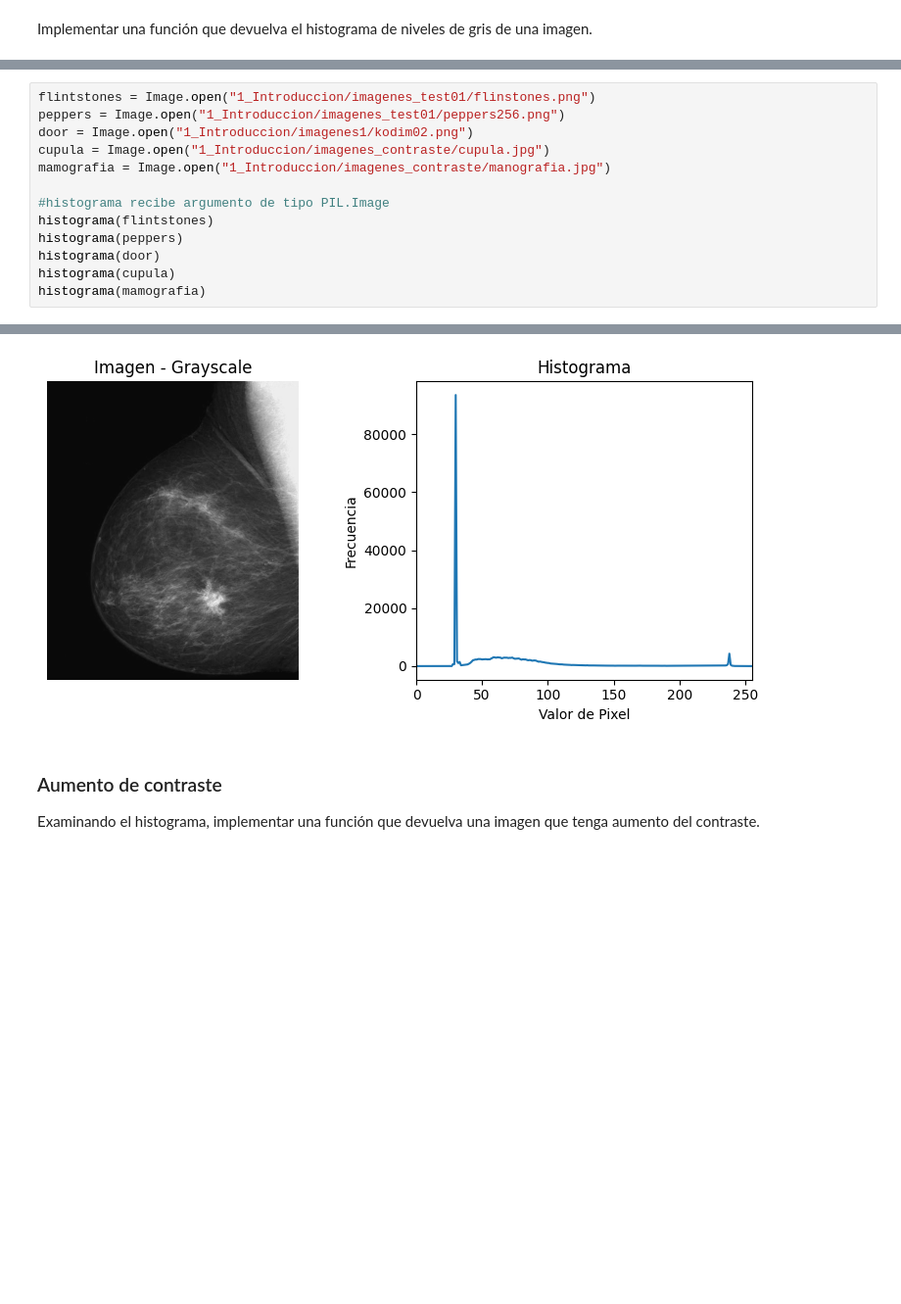
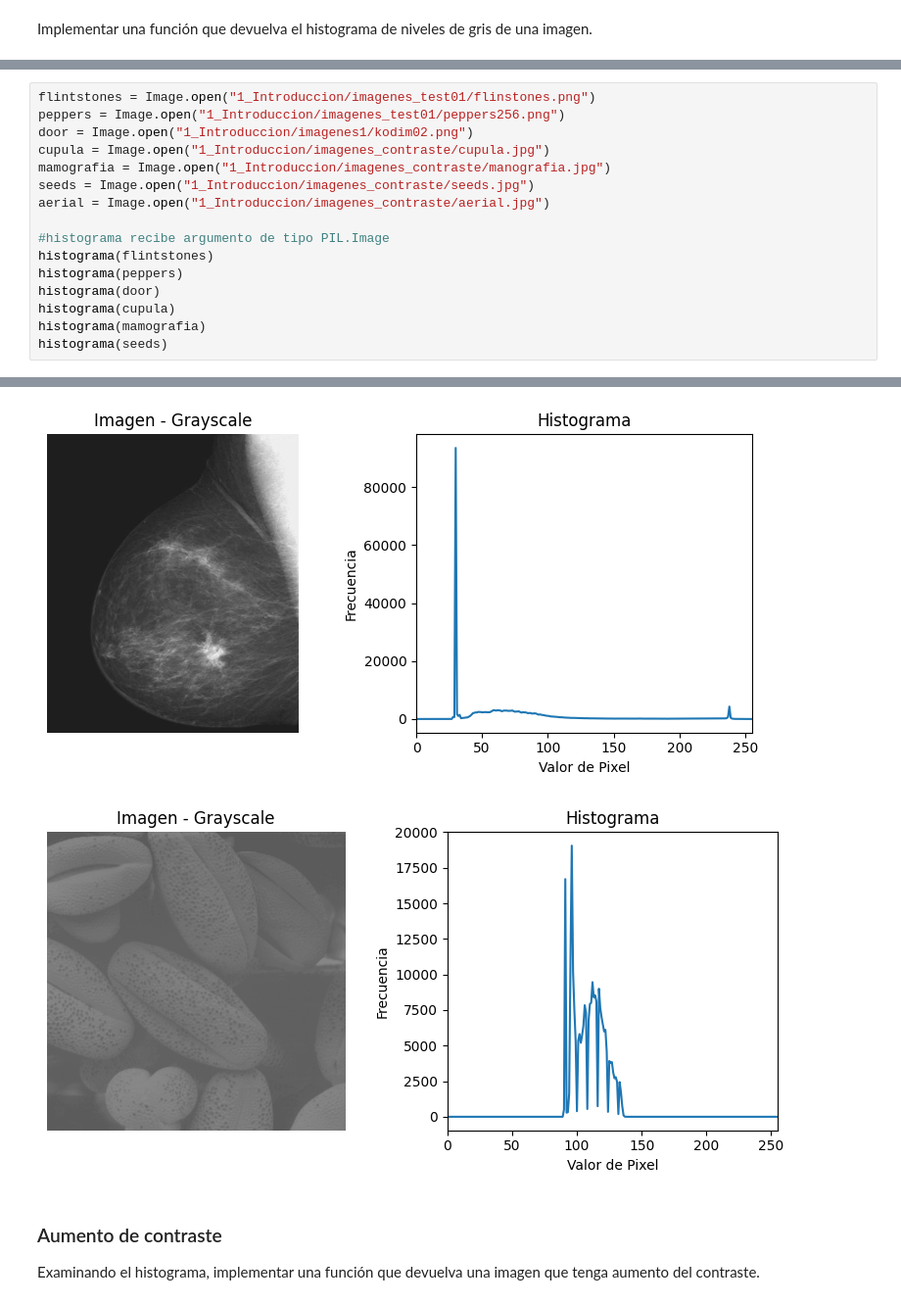
Before and after one commit to ollinurb/elementos-reconocimiento-visual, a Jupyter notebook: practica_1.ipynb, the cells around one changed output, grey strips where cells are left out. Shown at 98% size. Cells and saved outputs as stored; diff of their text form; blank space fills up the shorter version.

```diff
--- a/practica_1.ipynb
+++ b/practica_1.ipynb
@@ -93,22 +93,26 @@ def histograma(imagen):
 # %%
 flintstones = Image.open("1_Introduccion/imagenes_test01/flinstones.png")
 peppers = Image.open("1_Introduccion/imagenes_test01/peppers256.png")
 door = Image.open("1_Introduccion/imagenes1/kodim02.png")
 cupula = Image.open("1_Introduccion/imagenes_contraste/cupula.jpg")
 mamografia = Image.open("1_Introduccion/imagenes_contraste/manografia.jpg")
+seeds = Image.open("1_Introduccion/imagenes_contraste/seeds.jpg")
+aerial = Image.open("1_Introduccion/imagenes_contraste/aerial.jpg")
 
 #histograma recibe argumento de tipo PIL.Image
 histograma(flintstones)
 histograma(peppers)
 histograma(door)
 histograma(cupula)
 histograma(mamografia)
+histograma(seeds)
 # %% [output]
 [figure]
 [figure]
 [figure]
 [figure]
 [figure]
+[figure, added]
 # %% [markdown]
 ### Aumento de contraste
 Examinando el histograma, implementar una función que devuelva una imagen que tenga aumento del contraste.
```
Also changed, not shown: parts of 10 cells of this notebook, 1 other file.
